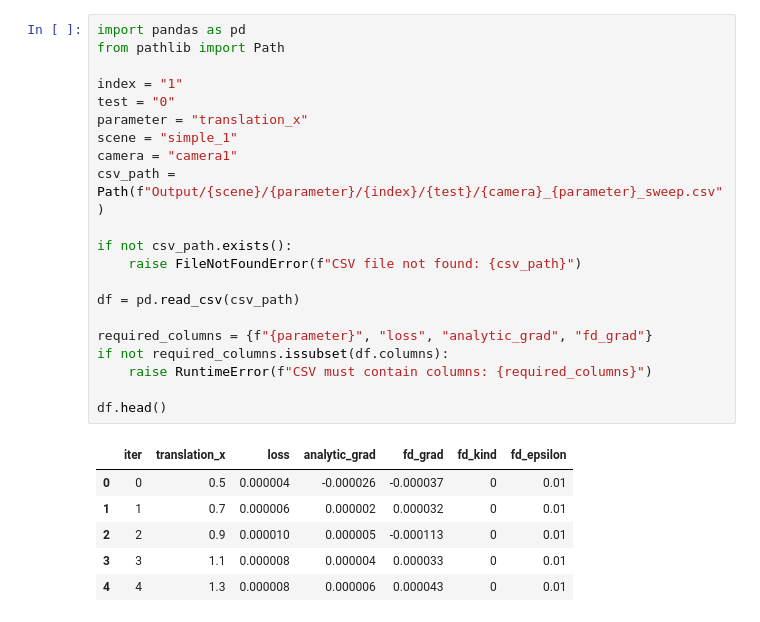
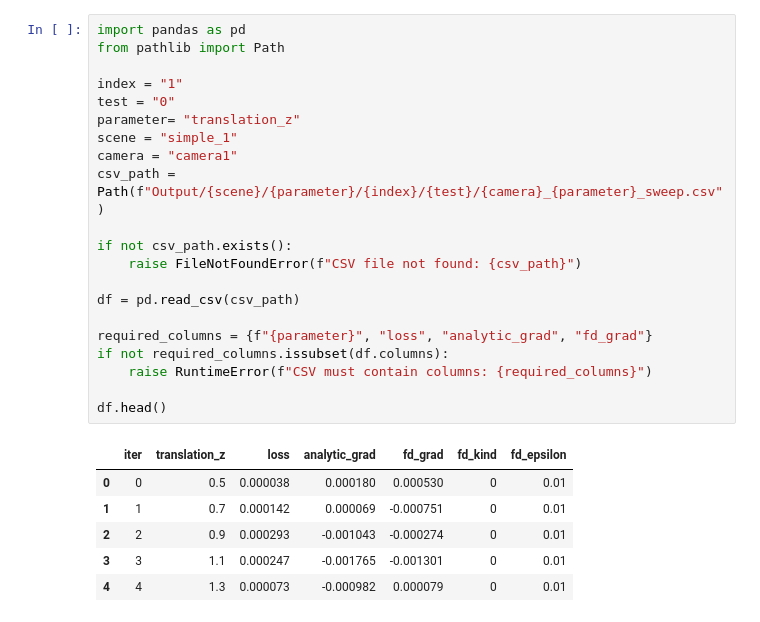
Before and after one commit to M-Gjerde/DifferentiablePointRendering, a Jupyter notebook: python/finite_difference/notebook_scatter.ipynb, the cells around one changed output. Cells and saved outputs as stored; diff of their text form.

```diff
--- a/python/finite_difference/notebook_scatter.ipynb
+++ b/python/finite_difference/notebook_scatter.ipynb
@@ -1,31 +1,31 @@
 # %%
 import pandas as pd
 from pathlib import Path
 
 index = "1"
 test = "0"
-parameter = "translation_x"
+parameter= "translation_z"
 scene = "simple_1"
 camera = "camera1"
 csv_path = Path(f"Output/{scene}/{parameter}/{index}/{test}/{camera}_{parameter}_sweep.csv")
 
 if not csv_path.exists():
     raise FileNotFoundError(f"CSV file not found: {csv_path}")
 
 df = pd.read_csv(csv_path)
 
 required_columns = {f"{parameter}", "loss", "analytic_grad", "fd_grad"}
 if not required_columns.issubset(df.columns):
     raise RuntimeError(f"CSV must contain columns: {required_columns}")
 
 df.head()
 # %% [output]
-|  | iter | translation_x | loss | analytic_grad | fd_grad | fd_kind | fd_epsilon |
-| 0 | 0 | 0.5 | 0.000004 | -0.000026 | -0.000037 | 0 | 0.01 |
-| 1 | 1 | 0.7 | 0.000006 | 0.000002 | 0.000032 | 0 | 0.01 |
-| 2 | 2 | 0.9 | 0.000010 | 0.000005 | -0.000113 | 0 | 0.01 |
-| 3 | 3 | 1.1 | 0.000008 | 0.000004 | 0.000033 | 0 | 0.01 |
-| 4 | 4 | 1.3 | 0.000008 | 0.000006 | 0.000043 | 0 | 0.01 |
+|  | iter | translation_z | loss | analytic_grad | fd_grad | fd_kind | fd_epsilon |
+| 0 | 0 | 0.5 | 0.000038 | 0.000180 | 0.000530 | 0 | 0.01 |
+| 1 | 1 | 0.7 | 0.000142 | 0.000069 | -0.000751 | 0 | 0.01 |
+| 2 | 2 | 0.9 | 0.000293 | -0.001043 | -0.000274 | 0 | 0.01 |
+| 3 | 3 | 1.1 | 0.000247 | -0.001765 | -0.001301 | 0 | 0.01 |
+| 4 | 4 | 1.3 | 0.000073 | -0.000982 | 0.000079 | 0 | 0.01 |
 # %%
 import matplotlib.pyplot as plt
 
```
Also changed, not shown: parts of 5 cells of this notebook, 8 other files.
